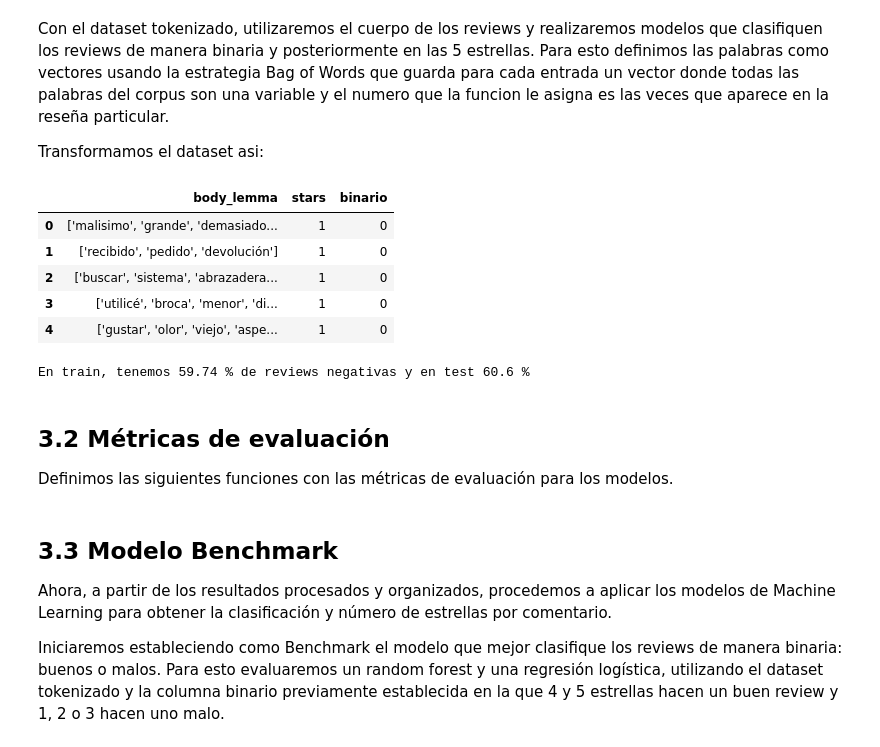
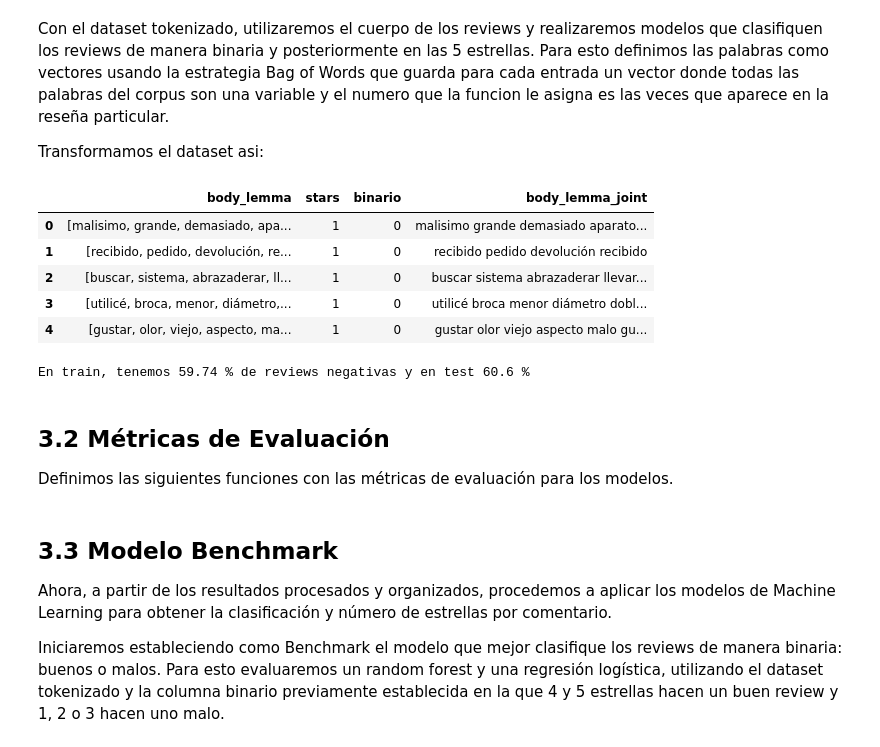
Before and after one commit to valeriaortizl/amazon_ratings_prediction, a Jupyter notebook: DS_Proyecto_03_NLP_v2.ipynb, the cells around one changed output. Cells and saved outputs as stored; diff of their text form; code cells hidden in the pictures.

```diff
--- a/DS_Proyecto_03_NLP_v2.ipynb
+++ b/DS_Proyecto_03_NLP_v2.ipynb
@@ -467,2 +462,4 @@ Exportamos el dataset dev, para desarrollar el modelo de Machine Learning.
+# %%
+dev_token['body_lemma'] = dev_token.body_lemma + dev_token.title_lemma
 # %%
 # Exportamos nuestro dataset transformado
@@ -477,15 +474,16 @@ Con el dataset tokenizado, utilizaremos el cuerpo de los reviews y realizaremos
 Transformamos el dataset asi:
 # %%
 #Ahora si, insumos para la prediccion
-dev_token = pd.read_csv('dataset_dev_token.csv')
+#dev_token = pd.read_csv('dataset_dev_token.csv')
 data = dev_token[['body_lemma','stars','binario']]
+data['body_lemma_joint'] = data.body_lemma.apply(lambda x: ' '.join(x))
 data.head()
 # %% [output]
-|  | body_lemma | stars | binario |
-| 0 | ['malisimo', 'grande', 'demasiado... | 1 | 0 |
-| 1 | ['recibido', 'pedido', 'devolución'] | 1 | 0 |
-| 2 | ['buscar', 'sistema', 'abrazadera... | 1 | 0 |
-| 3 | ['utilicé', 'broca', 'menor', 'di... | 1 | 0 |
-| 4 | ['gustar', 'olor', 'viejo', 'aspe... | 1 | 0 |
+|  | body_lemma | stars | binario | body_lemma_joint |
+| 0 | [malisimo, grande, demasiado, apa... | 1 | 0 | malisimo grande demasiado aparato... |
+| 1 | [recibido, pedido, devolución, re... | 1 | 0 | recibido pedido devolución recibido |
+| 2 | [buscar, sistema, abrazaderar, ll... | 1 | 0 | buscar sistema abrazaderar llevar... |
+| 3 | [utilicé, broca, menor, diámetro,... | 1 | 0 | utilicé broca menor diámetro dobl... |
+| 4 | [gustar, olor, viejo, aspecto, ma... | 1 | 0 | gustar olor viejo aspecto malo gu... |
 # %%
 from sklearn.feature_extraction.text import CountVectorizer
@@ -505,7 +503,7 @@ print(f'En train, tenemos {round((y_train.value_counts() / y_train.shape[0])[0]*
 # %% [output]
 En train, tenemos 59.74 % de reviews negativas y en test 60.6 %
 # %% [markdown]
-## 3.2 Métricas de evaluación
+## 3.2 Métricas de Evaluación
 
 Definimos las siguientes funciones con las métricas de evaluación para los modelos.
 # %%
```
Also changed, not shown: parts of 21 cells of this notebook.
